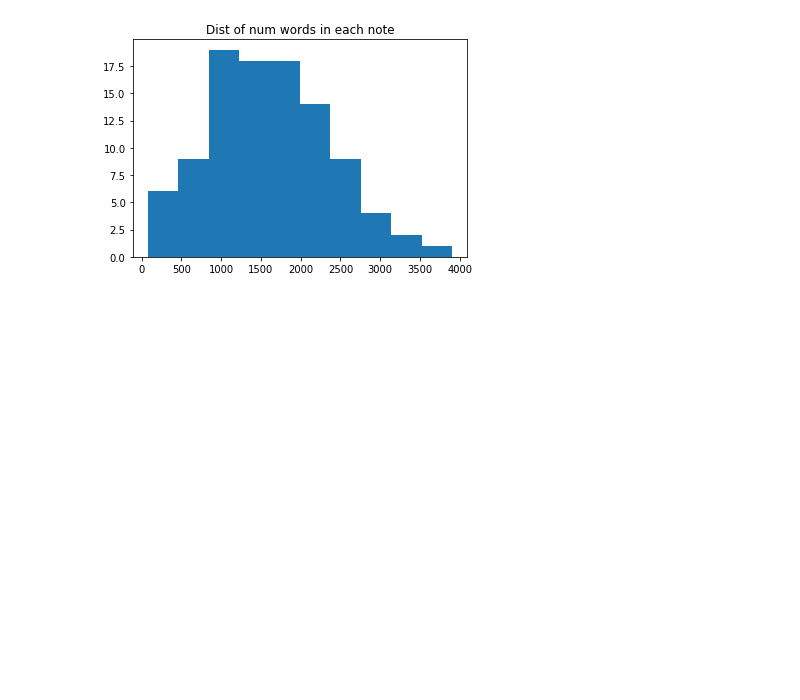
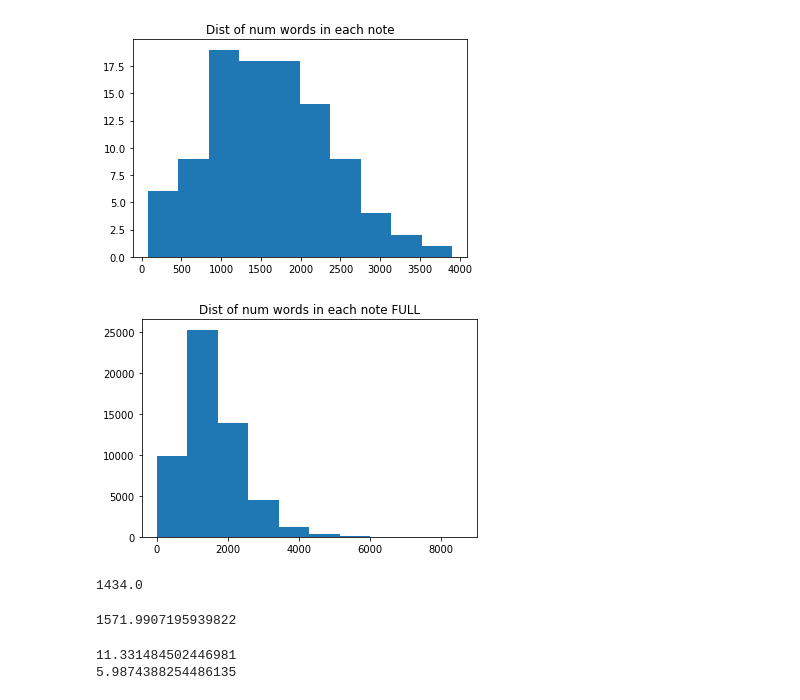
Before and after one commit to aumurphy/notes-to-ICD9, a Jupyter notebook: explore/EDA.ipynb, the cells around one changed output. Drawn from its saved outputs; the diff is of its cells as text; code cells hidden in the pictures; blank space fills up the shorter version.

```diff
--- a/explore/EDA.ipynb
+++ b/explore/EDA.ipynb
@@ -808,3 +842,18 @@ def a():
 # %%
 b, c, d = a()
 b, c, d = a()
+# %%
+num_toks_full = full.text_tok_in.apply(lambda x: len(x))
+plt.hist(num_toks_full)
+plt.title("Dist of num words in each note FULL")
+plt.show()
+# %% [output]
+[figure, added]
+# %%
+np.median(num_toks_full)
+# %% [output]
+1434.0
+# %%
+np.mean(num_toks_full)
+# %% [output]
+1571.9907195939822
@@ -810,0 +863,6 @@ b, c, d = a()
+# %%
+print(np.mean(num_icd9_full))
+print(np.mean(num_high_levels_full))
+# %% [output]
+11.331484502446981
+5.9874388254486135
```
Also changed, not shown: parts of 11 cells of this notebook, 2 other files.
